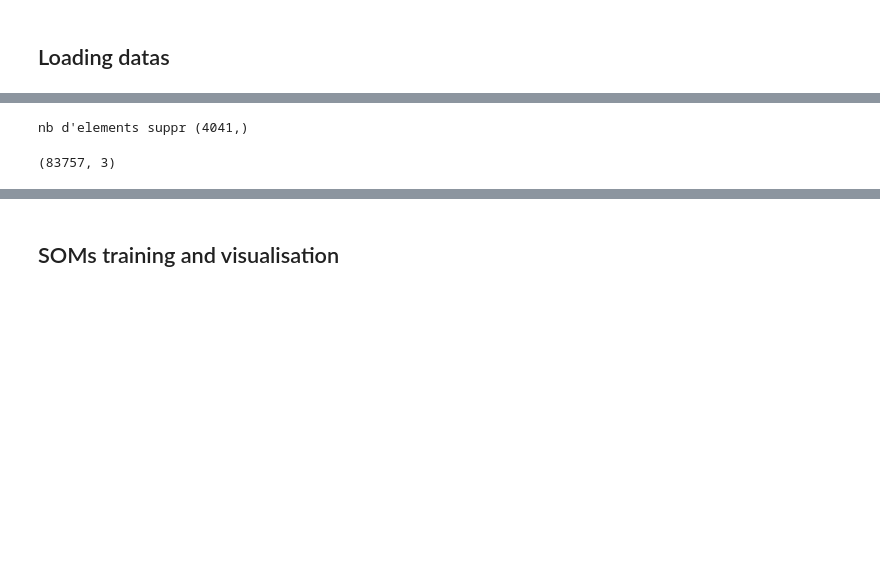
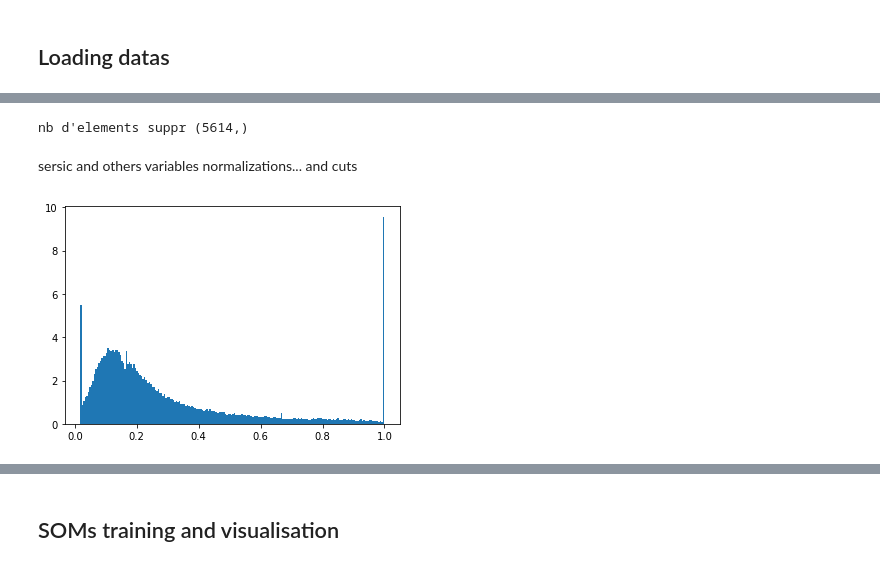
Before and after one commit to Oliv2398/SOMs-in-astrophysics, a Jupyter notebook: SOMs_colors.ipynb, the cells around one changed output, grey strips where cells are left out. Drawn from its saved outputs; the diff is of its cells as text; code cells hidden in the pictures; blank space fills up the shorter version.

```diff
--- a/SOMs_colors.ipynb
+++ b/SOMs_colors.ipynb
@@ -256,4 +341,4 @@ with fits.open(path_CS_fits) as hdul:
     hdr = hdul[0].header # header
     data_cs = hdul[1].data # data
     cols = hdul[1].columns # cols
-    Names = cols.names # cols names
+    Names_cs = cols.names # cols names
@@ -288,8 +399,8 @@ def cut_hight_hlr(cat, lim): # delete hlr problems
     cat = np.delete(cat,idx)
     return cat
 
-data_cs = cut_hight_hlr(data_cs, 40) # cut hight values
+data_cs['sersicfit'][:,1] *= 0.03 # converting hlr
 
-data_cs['sersicfit'][:,1] *= 0.03 # converting hlr
+data_cs = cut_hight_hlr(data_cs, 1) # cut hight hlr values on the full catalog
 # %% [output]
-nb d'elements suppr (4041,)
+nb d'elements suppr (5614,)
@@ -303,6 +407,15 @@ sersic /= max(sersic) # normalisation de sersic pour le som
-# %%
-# hlr, sersic, q
-choice_cs = np.array([hlr, sersic, q]).T
-choice_cs.shape
-# %% [output]
-(83757, 3)
+# %% [markdown]
+sersic and others variables normalizations... and cuts
+# %%
+# sersic index
+data_cs['sersicfit'][:,2] /= max(data_cs['sersicfit'][:,2])
+
+# magnitude
+data_cs['mag_auto'] /= max(data_cs['mag_auto'])
+
+# photometric redshift
+data_cs['zphot'] /= max(data_cs['zphot'])
+# %%
+plt.hist(data_cs['sersicfit'][:,2], bins=200, density=True);
+# %% [output]
+[figure, added]
```
Also changed, not shown: parts of 65 cells of this notebook.
